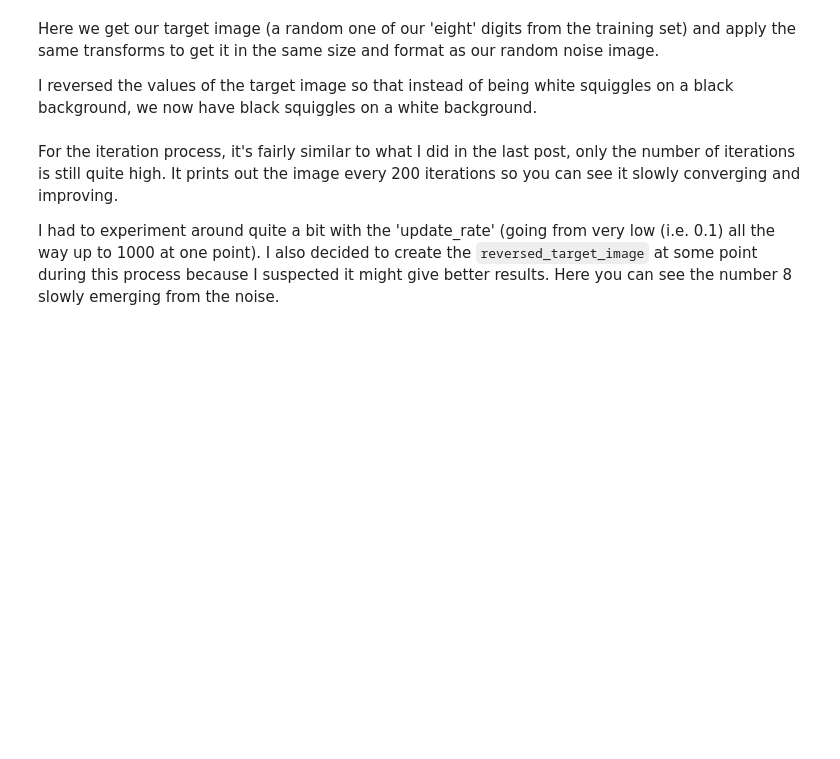
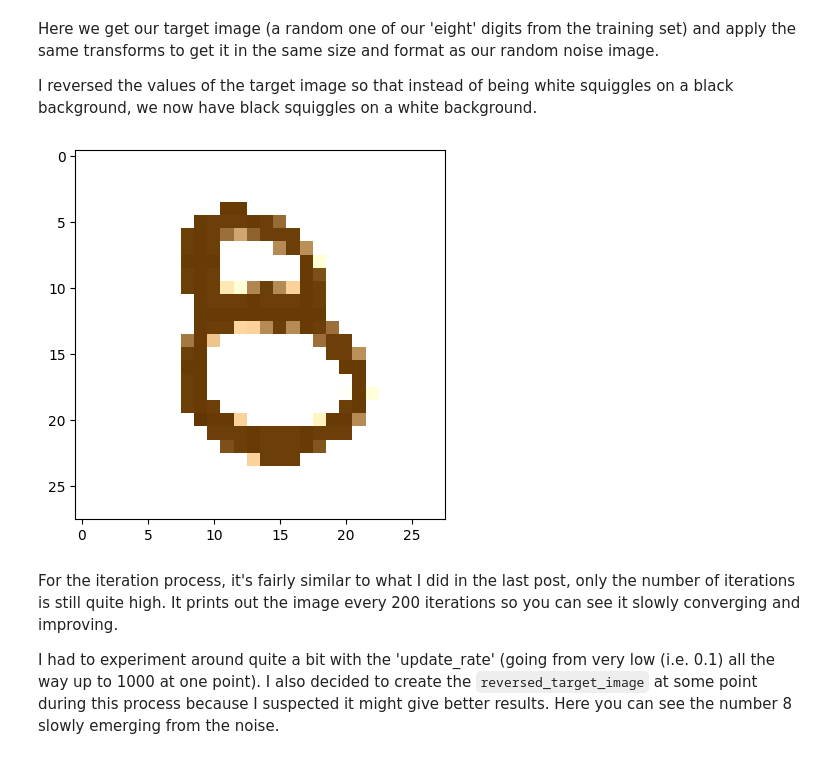
Before and after one commit to strickvl/mlops-dot-systems, a Jupyter notebook: posts/2023-03-18-stable-eights-part-two.ipynb, the cells around one changed output. Cells and saved outputs as stored; diff of their text form; code cells hidden in the pictures; blank space fills up the shorter version.

Commit message:
add 8 visualisation

```diff
--- a/posts/2023-03-18-stable-eights-part-two.ipynb
+++ b/posts/2023-03-18-stable-eights-part-two.ipynb
@@ -282,6 +282,10 @@ target_image = preprocess(target_image_pil)
 
 max_value = target_image.max()
 reversed_target_image = max_value - target_image
+# %%
+display_tensor(reversed_target_image)
+# %% [output]
+[figure, added]
 # %% [markdown]
 For the iteration process, it's fairly similar to what I did in the last post,
 only the number of iterations is still quite high. It prints out the image every
```
